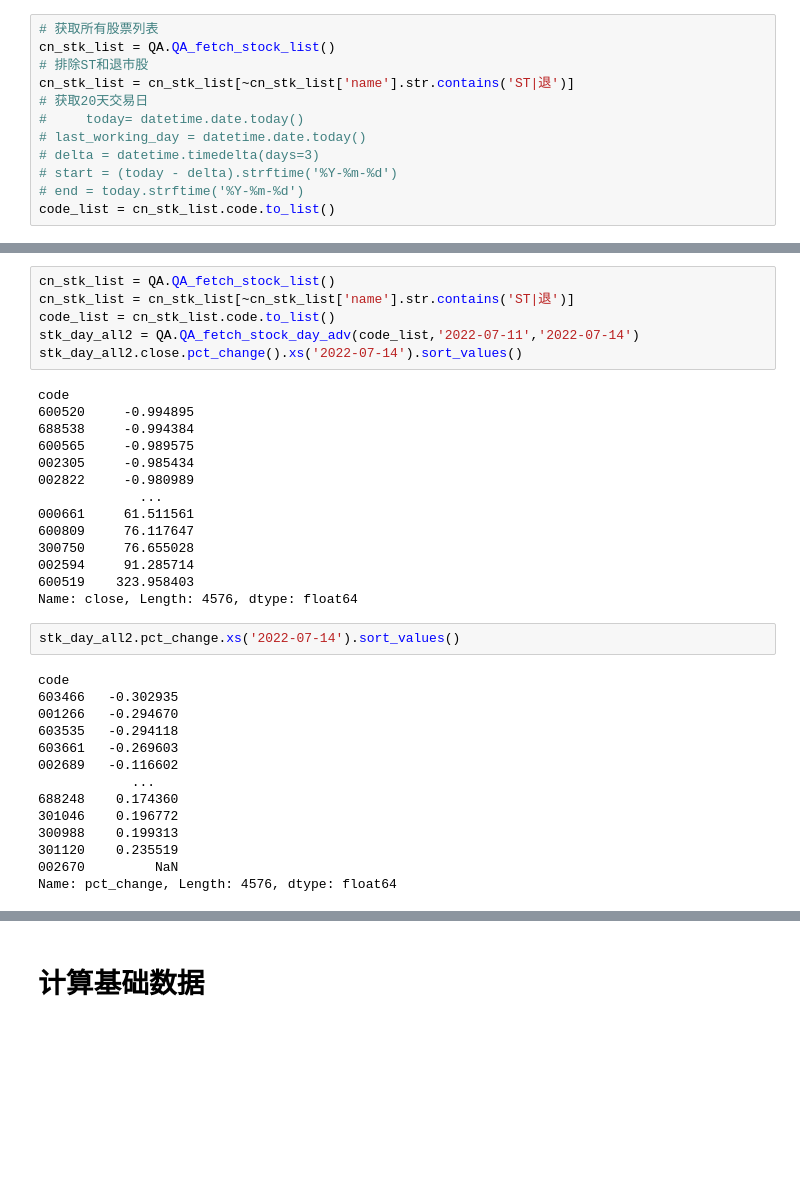
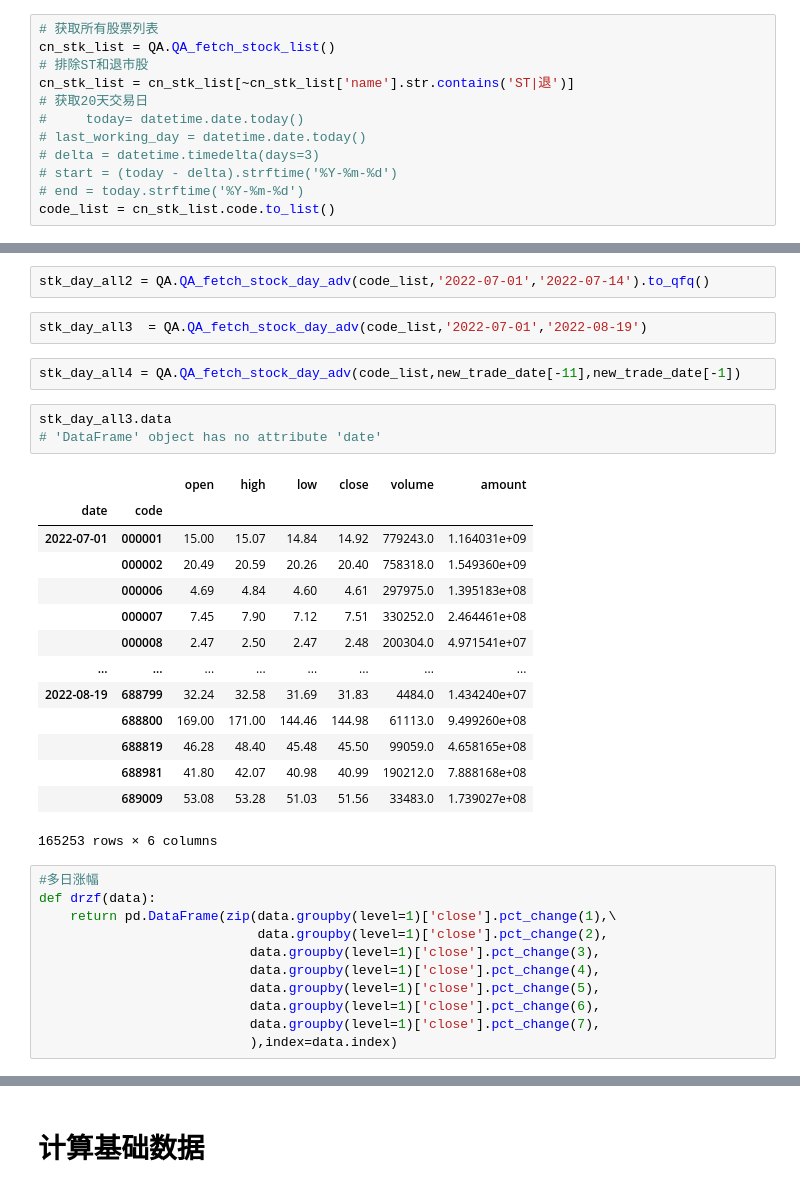
Before and after one commit to nuswgg/quants_qa, a Jupyter notebook: QA/QA how to select stock.ipynb, the cells around one changed output, grey strips where cells are left out. Cells and saved outputs as stored; diff of their text form; blank space fills up the shorter version.

```diff
--- a/QA/QA how to select stock.ipynb
+++ b/QA/QA how to select stock.ipynb
@@ -153,36 +122,35 @@ Name: close, Length: 4626, dtype: float64
-# %%
-cn_stk_list = QA.QA_fetch_stock_list()
-cn_stk_list = cn_stk_list[~cn_stk_list['name'].str.contains('ST|退')]
-code_list = cn_stk_list.code.to_list()
-stk_day_all2 = QA.QA_fetch_stock_day_adv(code_list,'2022-07-11','2022-07-14')
-stk_day_all2.close.pct_change().xs('2022-07-14').sort_values()
-# %% [output]
-code
-600520     -0.994895
-688538     -0.994384
-600565     -0.989575
-002305     -0.985434
-002822     -0.980989
-             ...
-000661     61.511561
-600809     76.117647
-300750     76.655028
-002594     91.285714
-600519    323.958403
-Name: close, Length: 4576, dtype: float64
-# %%
-stk_day_all2.pct_change.xs('2022-07-14').sort_values()
-# %% [output]
-code
-603466   -0.302935
-001266   -0.294670
-603535   -0.294118
-603661   -0.269603
-002689   -0.116602
-            ...
-688248    0.174360
-301046    0.196772
-300988    0.199313
-301120    0.235519
-002670         NaN
-Name: pct_change, Length: 4576, dtype: float64
+# %%
+stk_day_all2 = QA.QA_fetch_stock_day_adv(code_list,'2022-07-01','2022-07-14').to_qfq()
+# %%
+stk_day_all3  = QA.QA_fetch_stock_day_adv(code_list,'2022-07-01','2022-08-19')
+# %%
+stk_day_all4 = QA.QA_fetch_stock_day_adv(code_list,new_trade_date[-11],new_trade_date[-1])
+# %%
+stk_day_all3.data
+# 'DataFrame' object has no attribute 'date'
+# %% [output]
+|  |  | open | high | low | close | volume | amount |
+| date | code |  |  |  |  |  |  |
+| 2022-07-01 | 000001 | 15.00 | 15.07 | 14.84 | 14.92 | 779243.0 | 1.164031e+09 |
+|  | 000002 | 20.49 | 20.59 | 20.26 | 20.40 | 758318.0 | 1.549360e+09 |
+|  | 000006 | 4.69 | 4.84 | 4.60 | 4.61 | 297975.0 | 1.395183e+08 |
+|  | 000007 | 7.45 | 7.90 | 7.12 | 7.51 | 330252.0 | 2.464461e+08 |
+|  | 000008 | 2.47 | 2.50 | 2.47 | 2.48 | 200304.0 | 4.971541e+07 |
+| ... | ... | ... | ... | ... | ... | ... | ... |
+| 2022-08-19 | 688799 | 32.24 | 32.58 | 31.69 | 31.83 | 4484.0 | 1.434240e+07 |
+|  | 688800 | 169.00 | 171.00 | 144.46 | 144.98 | 61113.0 | 9.499260e+08 |
+|  | 688819 | 46.28 | 48.40 | 45.48 | 45.50 | 99059.0 | 4.658165e+08 |
+|  | 688981 | 41.80 | 42.07 | 40.98 | 40.99 | 190212.0 | 7.888168e+08 |
+|  | 689009 | 53.08 | 53.28 | 51.03 | 51.56 | 33483.0 | 1.739027e+08 |
+165253 rows × 6 columns
+# %%
+#多日涨幅
+def drzf(data):
+    return pd.DataFrame(zip(data.groupby(level=1)['close'].pct_change(1),\
+                            data.groupby(level=1)['close'].pct_change(2),
+                           data.groupby(level=1)['close'].pct_change(3),
+                           data.groupby(level=1)['close'].pct_change(4),
+                           data.groupby(level=1)['close'].pct_change(5),
+                           data.groupby(level=1)['close'].pct_change(6),
+                           data.groupby(level=1)['close'].pct_change(7),
+                           ),index=data.index)
```
Also changed, not shown: parts of 23 cells of this notebook, 1 other file.
